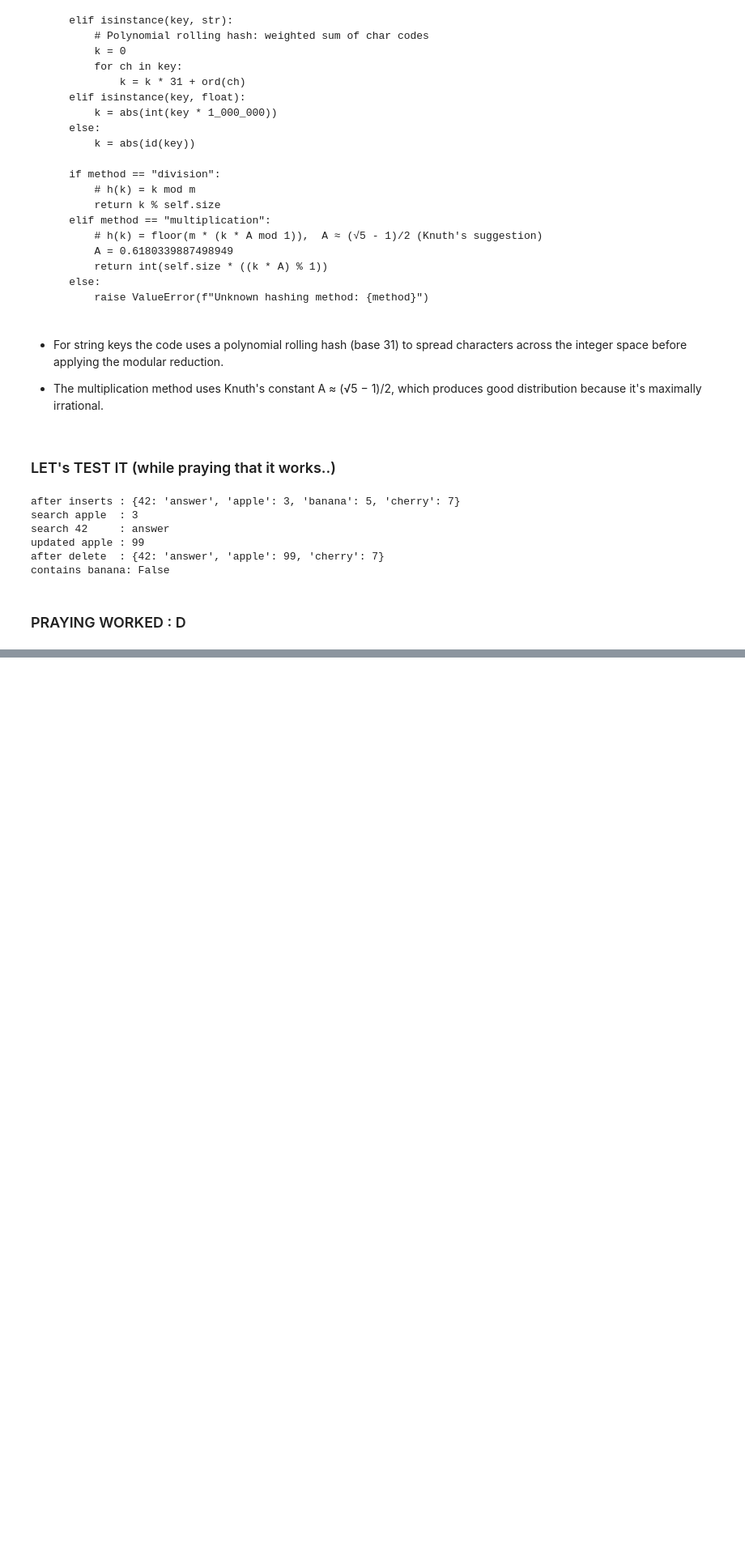
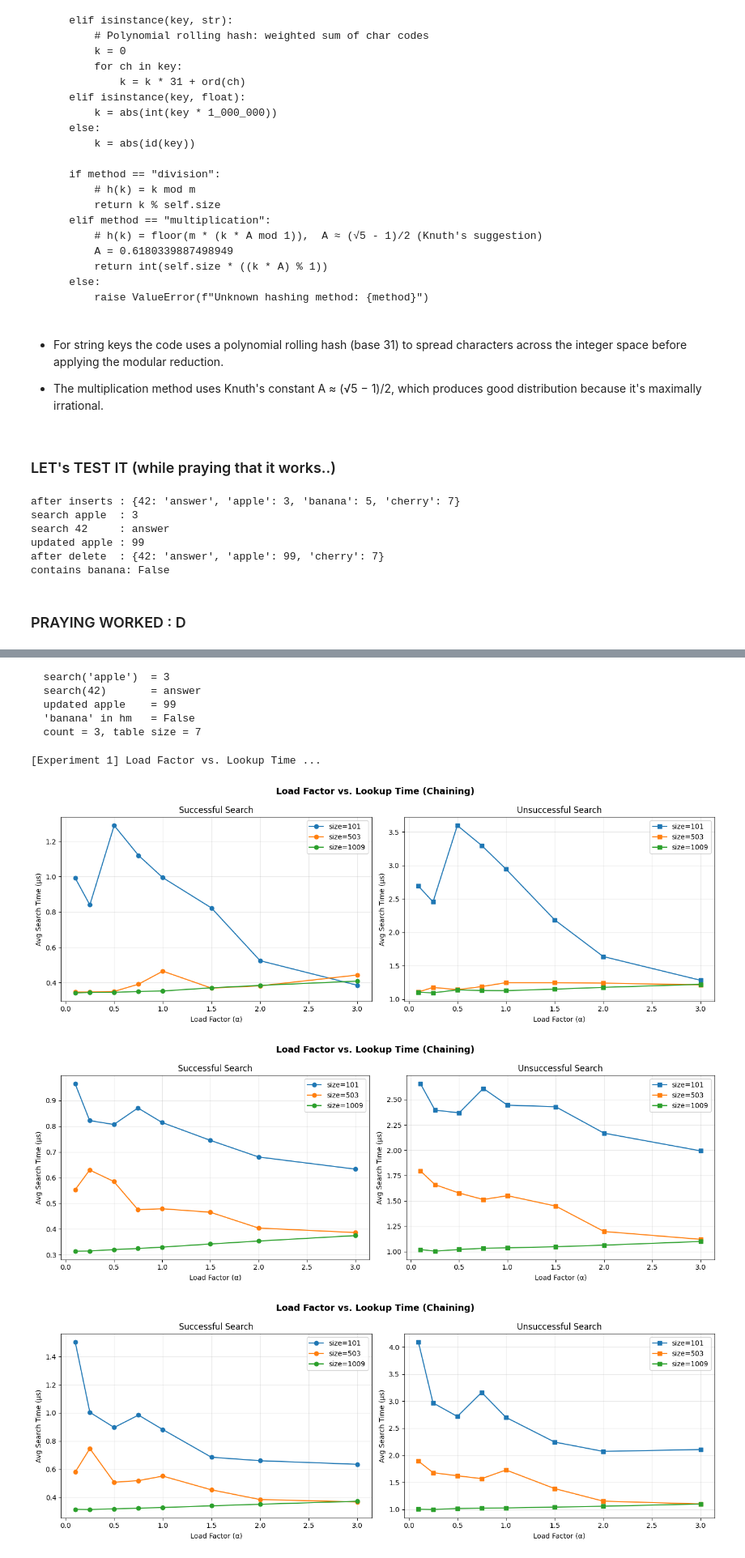
Before and after one commit to hardikkamboj/606_assignments, a Jupyter notebook: hw_3/report.ipynb, the cells around one changed output, grey strips where cells are left out. Shown at 81% size. Saved outputs shown, nothing was run; the diff lists cells and outputs as text; code cells hidden in the pictures; blank space fills up the shorter version.

```diff
--- a/hw_3/report.ipynb
+++ b/hw_3/report.ipynb
@@ -151,0 +321,55 @@ contains banana: False
+# %%
+hm = HashMap(size=7)
+hm.insert("apple", 3)
+hm.insert("banana", 5)
+hm.insert("cherry", 7)
+hm.insert(42, "answer")
+print(f"  search('apple')  = {hm.search('apple')}")
+print(f"  search(42)       = {hm.search(42)}")
+hm.insert("apple", 99)
+print(f"  updated apple    = {hm.search('apple')}")
+hm.delete("banana")
+print(f"  'banana' in hm   = {'banana' in hm}")
+print(f"  count = {len(hm)}, table size = {hm.size}")
+# %% [output]
+  search('apple')  = 3
+  search(42)       = answer
+  updated apple    = 99
+  'banana' in hm   = False
+  count = 3, table size = 7
+# %%
+print("\n[Experiment 1] Load Factor vs. Lookup Time ...")
+table_sizes, load_factors, lf_results = experiment_load_factor()
+
+fig, axes = plt.subplots(1, 2, figsize=(14, 5))
+
+for size in table_sizes:
+    succ = lf_results[(size, "successful")]
+    unsucc = lf_results[(size, "unsuccessful")]
+    axes[0].plot(load_factors, [succ[lf] * 1e6 for lf in load_factors],
+                 marker="o", label=f"size={size}")
+    axes[1].plot(load_factors, [unsucc[lf] * 1e6 for lf in load_factors],
+                 marker="s", label=f"size={size}")
+
+axes[0].set_title("Successful Search")
+axes[0].set_xlabel("Load Factor (α)")
+axes[0].set_ylabel("Avg Search Time (µs)")
+axes[0].legend()
+axes[0].grid(True, alpha=0.3)
+
+axes[1].set_title("Unsuccessful Search")
+axes[1].set_xlabel("Load Factor (α)")
+axes[1].set_ylabel("Avg Search Time (µs)")
+axes[1].legend()
+axes[1].grid(True, alpha=0.3)
+
+plt.suptitle("Load Factor vs. Lookup Time (Chaining)", fontsize=13, fontweight="bold")
+plt.tight_layout()
+#plt.savefig("plot1_loadfactor_vs_time.png", dpi=150)
+plt.show()
+#print("  → Saved plot1_loadfactor_vs_time.png")
+# %% [output]
+[Experiment 1] Load Factor vs. Lookup Time ...
+[figure, added]
+[figure, added]
+[figure, added]
```
Also changed, not shown: parts of 24 cells of this notebook, 5 other files.
